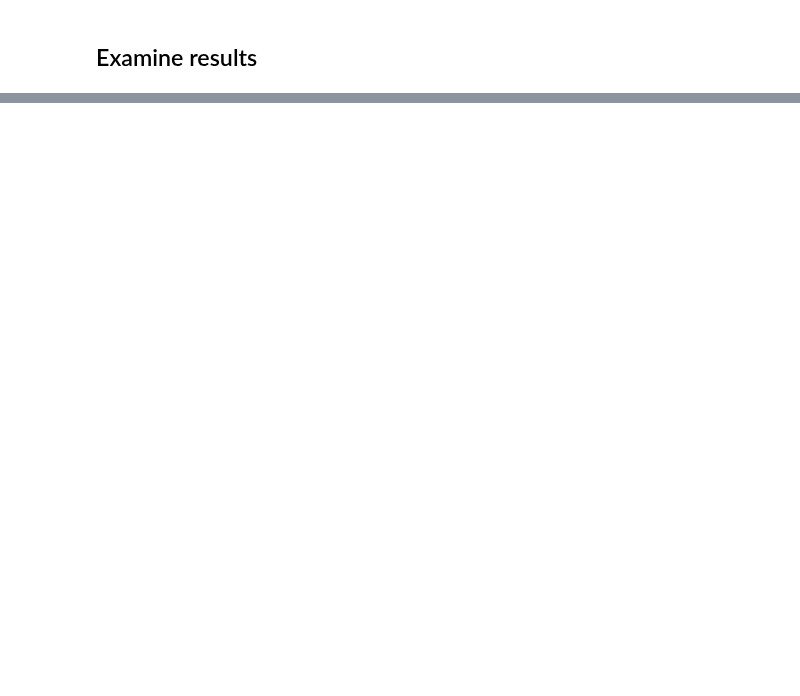
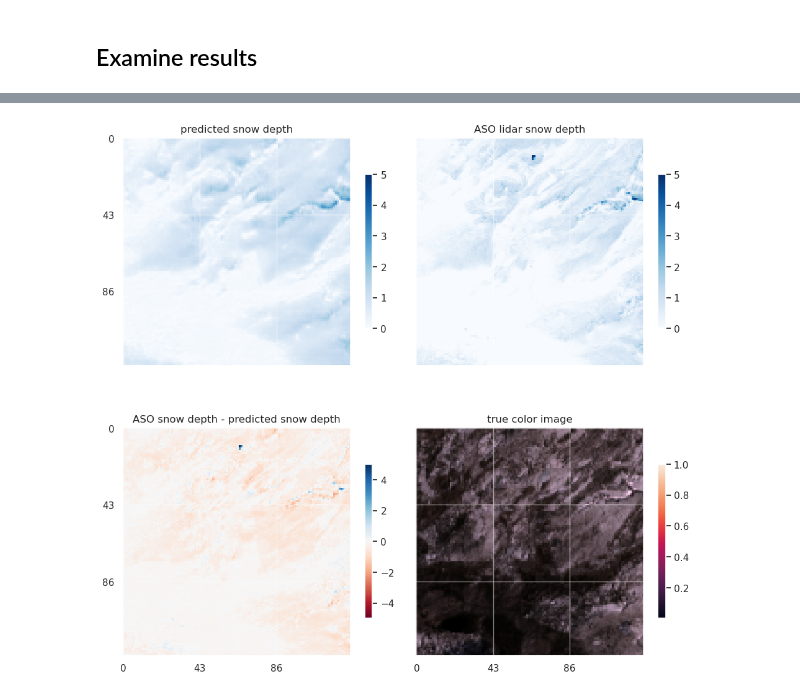
Before and after one commit to geo-smart/deep-snow, a Jupyter notebook: contributors/geosmart_2023/quinn/train_v4.ipynb, the cells around one changed output, grey strips where cells are left out. Cells and saved outputs as stored; diff of their text form; code cells hidden in the pictures; blank space fills up the shorter version.

```diff
--- a/contributors/geosmart_2023/quinn/train_v4.ipynb
+++ b/contributors/geosmart_2023/quinn/train_v4.ipynb
@@ -195,5 +200,10 @@ Starting epoch 1
 # %% [markdown]
 ## Examine results
+# %%
+#load previous model
+model = crunchy_snow.models.ResDepth(n_input_channels=len(input_channels))
+model.load_state_dict(torch.load(f'../../../weights/{model_name}'))
+model.to('cuda');
 # %%
 # plot loss over all epochs
 f, ax = plt.subplots(figsize=(10,5))
@@ -271,39 +283,41 @@ for i, data_tuple in enumerate(val_loader):
             pred_sd = pred_sd.to('cpu')
 
             # mask nodata areas
-            pred_sd = torch.where(data_dict['aso_gap_map']+data_dict['rtc_gap_map'] + data_dict['s2_gap_map'] == 0, pred_sd, torch.zeros_like(pred_sd))
-            aso_sd = torch.where(data_dict['aso_gap_map']+data_dict['rtc_gap_map'] + data_dict['s2_gap_map'] == 0, data_dict['aso_sd'], torch.zeros_like(pred_sd))
+            pred_sd = torch.where(data_dict['aso_gap_map'] + data_dict['rtc_gap_map'] + data_dict['s2_gap_map'] == 0, pred_sd, torch.zeros_like(pred_sd))
+            aso_sd = torch.where(data_dict['aso_gap_map'] + data_dict['rtc_gap_map'] + data_dict['s2_gap_map'] == 0, data_dict['aso_sd'], torch.zeros_like(pred_sd))
 
             # undo normalization
             pred_sd = crunchy_snow.dataset.undo_norm(pred_sd, crunchy_snow.dataset.norm_dict['aso_sd']).squeeze()
             aso_sd = crunchy_snow.dataset.undo_norm(aso_sd, crunchy_snow.dataset.norm_dict['aso_sd']).squeeze()
 
-            # mask values above 0
+            # mask values below 0
             pred_sd = torch.where(pred_sd >= 0, pred_sd, torch.zeros_like(pred_sd))
 
             f, ax = plt.subplots(2, 2, figsize=(10,10), sharex=True, sharey=True)
-            im0 = ax[0, 0].imshow(pred_sd, cmap='Blues', vmin=0, vmax=2, interpolation='none')
+            im0 = ax[0, 0].imshow(pred_sd, cmap='Blues', vmin=0, vmax=5, interpolation='none')
             ax[0, 0].set_title('predicted snow depth')
             f.colorbar(im0, shrink=0.5)
-            im1 = ax[0, 1].imshow(aso_sd, cmap='Blues', vmin=0, vmax=2, interpolation='none')
+            im1 = ax[0, 1].imshow(aso_sd, cmap='Blues', vmin=0, vmax=5, interpolation='none')
             ax[0, 1].set_title('ASO lidar snow depth')
             f.colorbar(im1, shrink=0.5)
 
-            im2 = ax[1, 0].imshow(aso_sd-pred_sd, cmap='RdBu', vmin=-2, vmax=2, interpolation='none')
+            im2 = ax[1, 0].imshow(aso_sd-pred_sd, cmap='RdBu', vmin=-5, vmax=5, interpolation='none')
             ax[1, 0].set_title('ASO snow depth - predicted snow depth')
             f.colorbar(im2, shrink=0.5)
             norm_max = np.max([data_dict['green'].max(), data_dict['red'].max(), data_dict['blue'].max()]) # there are better ways to do this
             im3 = ax[1, 1].imshow(torch.cat((data_dict['red'].squeeze()[:, :, None]/norm_max, data_dict['green'].squeeze()[:, :, None]/norm_max, data_dict['blue'].squeeze()[:, :, None]/norm_max), 2).squeeze(), interpolation='none')
             ax[1, 1].set_title('true color image')
             f.colorbar(im3, shrink=0.5)
 
             # Set modify plot style
             for a in ax.flat:
                 a.set_aspect('equal')
                 a.set_xticks(np.arange(0, data_dict['aso_sd'].squeeze().shape[1], 43))
                 a.set_yticks(np.arange(0, data_dict['aso_sd'].squeeze().shape[0], 43))
                 a.grid(True, linewidth=1, alpha=0.5)
 
             plt.tight_layout()
     else:
         break
+# %% [output]
+[figure, added]
```
Also changed, not shown: parts of 6 cells of this notebook, 7 other files.
